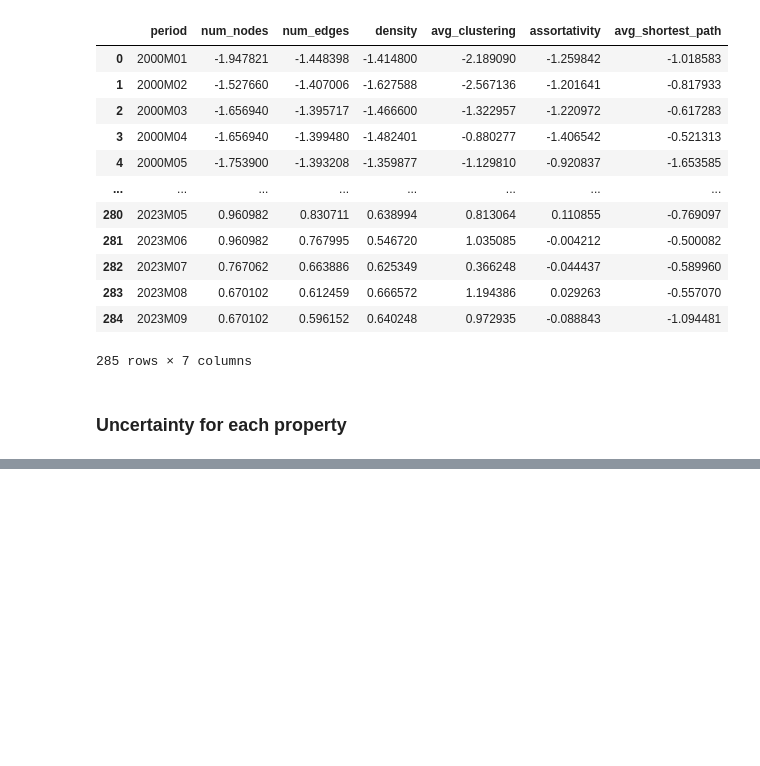
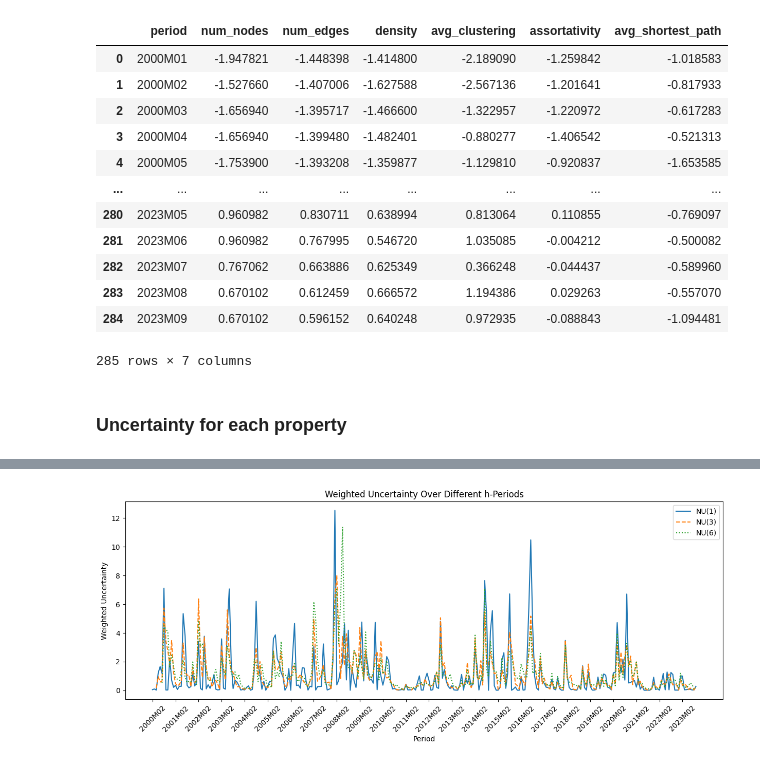
Before and after one commit to Sifan1997/Code_for_thesis, a Jupyter notebook: notebook/2_uncertainty_measurement.ipynb, the cells around one changed output, grey strips where cells are left out. Cells and saved outputs as stored; diff of their text form; code cells hidden in the pictures; blank space fills up the shorter version.

```diff
--- a/notebook/2_uncertainty_measurement.ipynb
+++ b/notebook/2_uncertainty_measurement.ipynb
@@ -74,0 +108,18 @@ mse_df
+# %%
+
+# Plot 'weighted_uncertainty'
+plt.figure(figsize=(15, 5))
+plt.plot(uncertainties_1['period'], uncertainties_1['weighted_uncertainty'], label='NU(1)', linestyle='-')
+plt.plot(uncertainties_2['period'], uncertainties_2['weighted_uncertainty'], label='NU(3)', linestyle='--')
+plt.plot(uncertainties_3['period'], uncertainties_3['weighted_uncertainty'], label='NU(6)', linestyle=':')
+
+plt.title('Weighted Uncertainty Over Different h-Periods')
+plt.xlabel('Period')
+plt.ylabel('Weighted Uncertainty')
+plt.legend()
+
+# Set x-axis ticks at intervals of 12 periods and rotate x-labels
+plt.xticks(uncertainties_1['period'][::12], rotation=45)
+plt.show()
+# %% [output]
+[figure, added]
```
Also changed, not shown: parts of 3 cells of this notebook, 5 other files.
